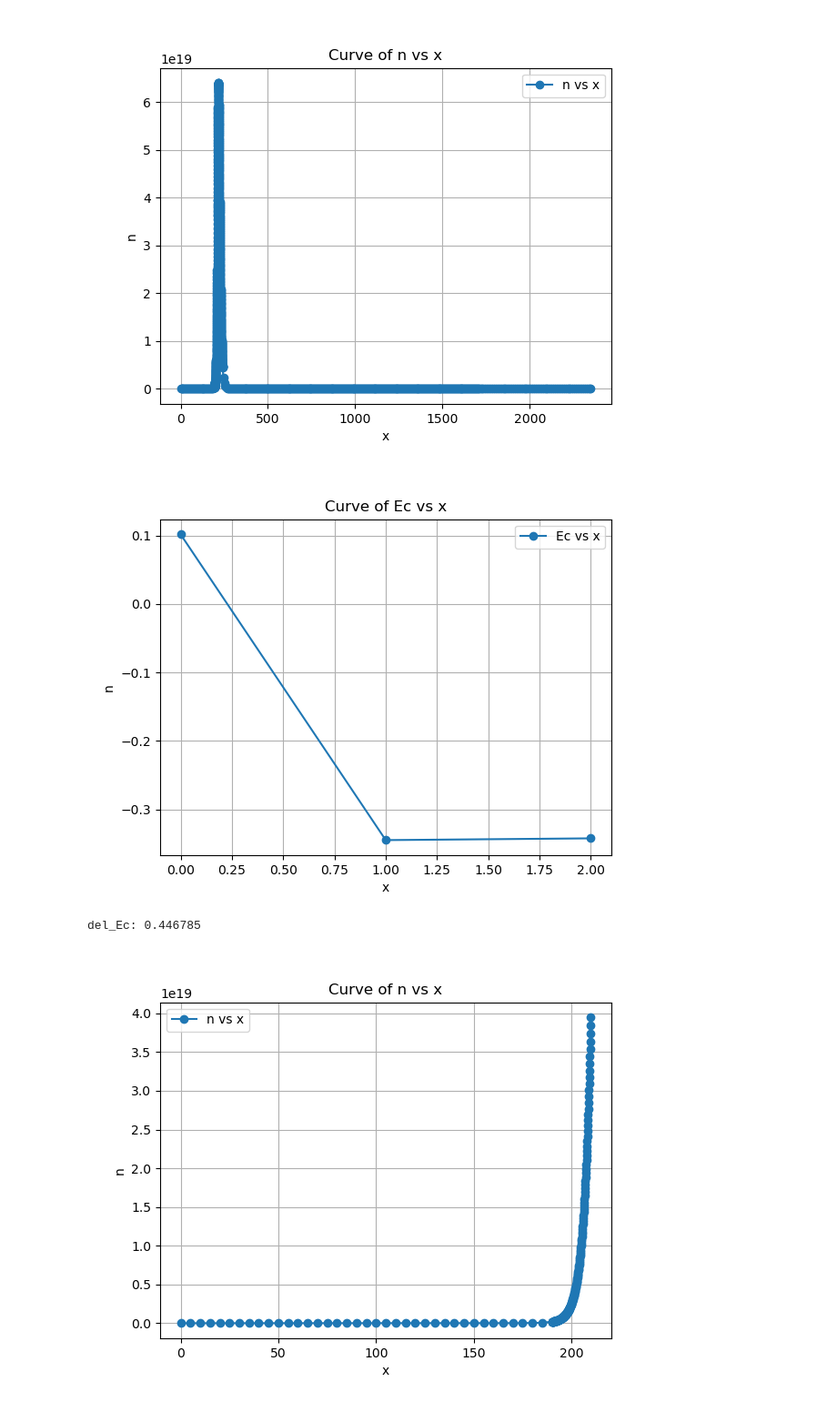
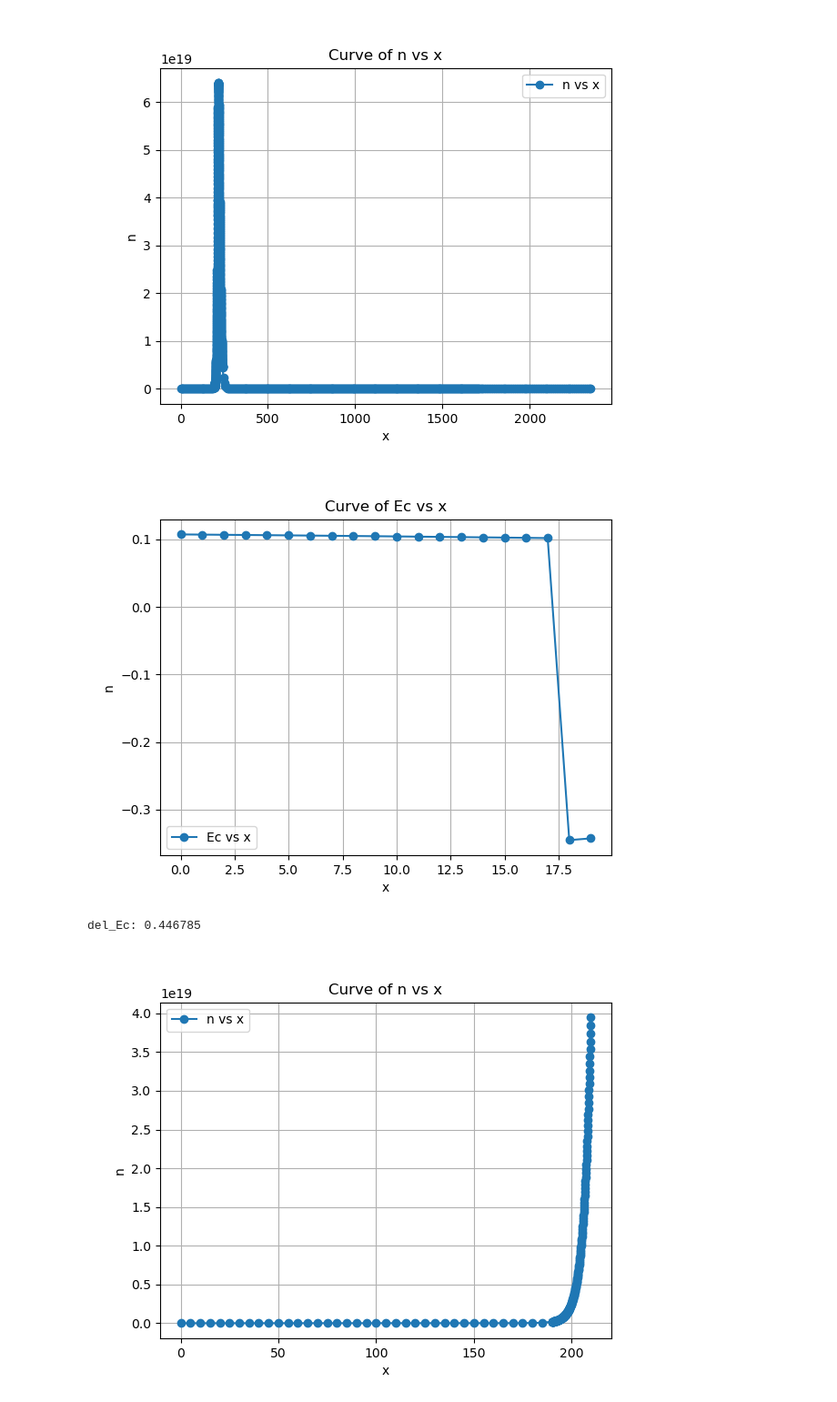
Before and after one commit to mayanddangi/Mobility_Fittings_AlGaN, a Jupyter notebook: Mobility Anaylsis/band_sim_result/penetration_probability.ipynb, the cells around one changed output. Shown: that part at 91% size. Saved outputs shown, nothing was run; the diff lists cells and outputs as text; code cells hidden in the pictures.

```diff
--- a/Mobility Anaylsis/band_sim_result/penetration_probability.ipynb
+++ b/Mobility Anaylsis/band_sim_result/penetration_probability.ipynb
@@ -169,18 +294,18 @@ plt.show()
 # %%
 # Plot the curve for visualization
 plt.close()
-plt.plot(Ec0[237:240], marker='o', label='Ec vs x')
+plt.plot(Ec0[220:240], marker='o', label='Ec vs x')
 plt.xlabel('x')
 plt.ylabel('n')
 plt.title('Curve of Ec vs x')
 plt.legend()
 plt.grid(True)
 plt.show()
 
 del_Ec0 = np.max(Ec0[237:240]) - np.min(Ec0[237:240])
 print('del_Ec:', del_Ec0)
 # %% [output]
-[figure, old version]
+[figure, new version]
 del_Ec: 0.446785
 # %%
 # Plot the curve for visualization
```
Also changed, not shown: parts of 9 cells of this notebook, 14 other files.
